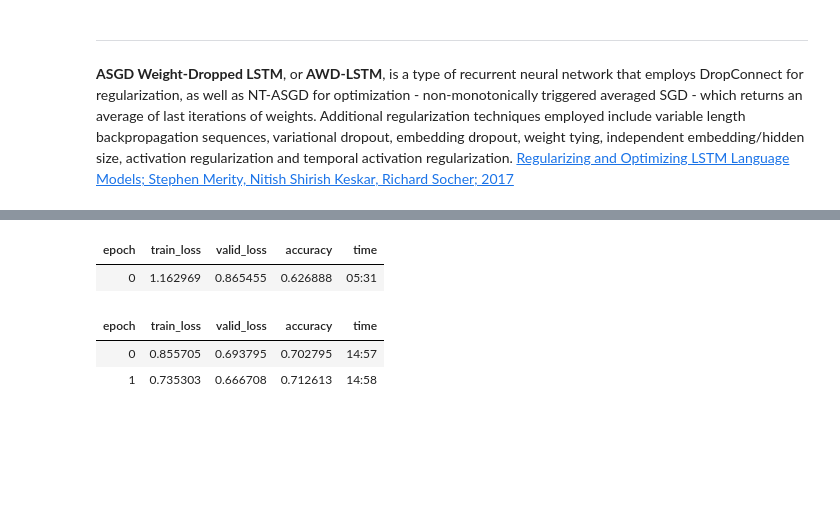
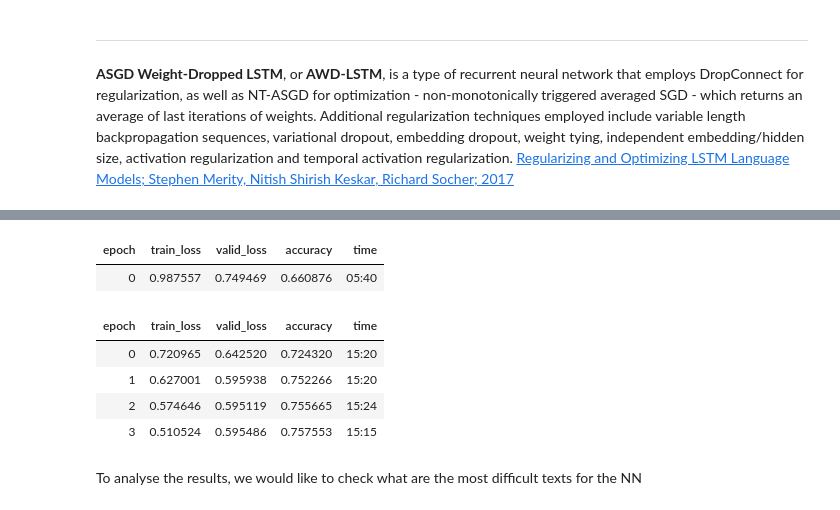
Before and after one commit to MariiaS/olid, a Jupyter notebook: Offensive_speech_recognition.ipynb, the cells around one changed output, grey strips where cells are left out. Drawn from its saved outputs; the diff is of its cells as text; code cells hidden in the pictures; blank space fills up the shorter version.

Commit message:
Results interpretation

```diff
--- a/Offensive_speech_recognition.ipynb
+++ b/Offensive_speech_recognition.ipynb
@@ -132,11 +130,15 @@ learn = text_classifier_learner(dataLoader, AWD_LSTM, drop_mult=0.5, metrics=acc
 # %%
-learn.fine_tune(2)
+learn.fine_tune(4, 1e-2)
 # %% [output]
 | epoch | train_loss | valid_loss | accuracy | time |
-| 0 | 1.162969 | 0.865455 | 0.626888 | 05:31 |
+| 0 | 0.987557 | 0.749469 | 0.660876 | 05:40 |
 | epoch | train_loss | valid_loss | accuracy | time |
-| 0 | 0.855705 | 0.693795 | 0.702795 | 14:57 |
-| 1 | 0.735303 | 0.666708 | 0.712613 | 14:58 |
+| 0 | 0.720965 | 0.642520 | 0.724320 | 15:20 |
+| 1 | 0.627001 | 0.595938 | 0.752266 | 15:20 |
+| 2 | 0.574646 | 0.595119 | 0.755665 | 15:24 |
+| 3 | 0.510524 | 0.595486 | 0.757553 | 15:15 |
+# %% [markdown]
+To analyse the results, we would like to check what are the most difficult texts for the NN
 # %%
 interp = ClassificationInterpretation.from_learner(learn)
 # %% [output]
```
Also changed, not shown: parts of 4 cells of this notebook.
